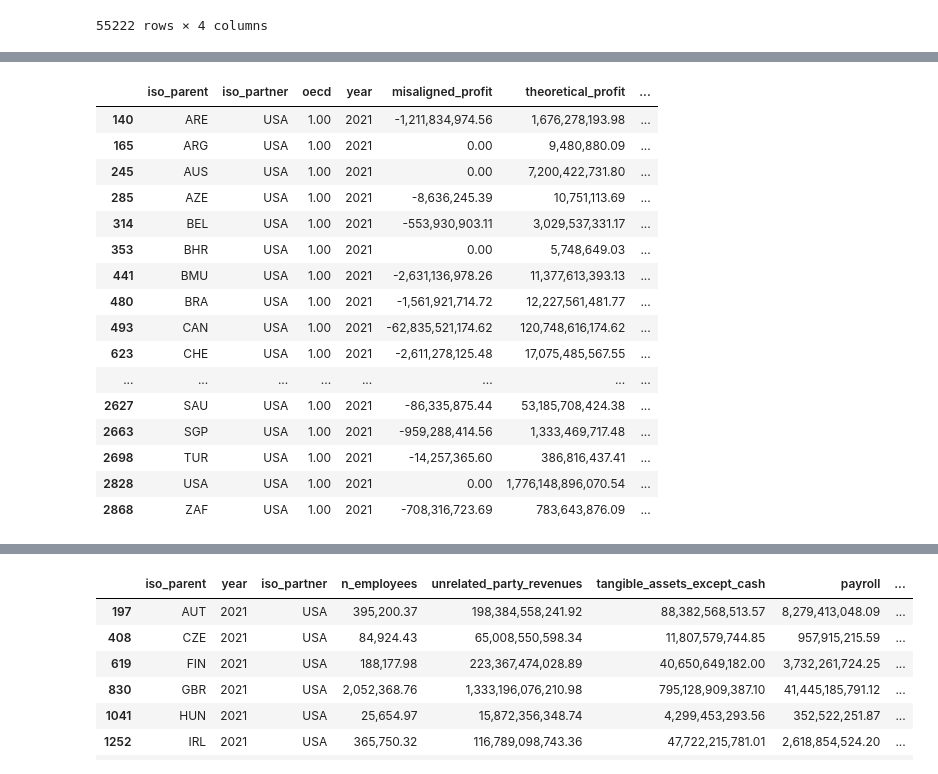
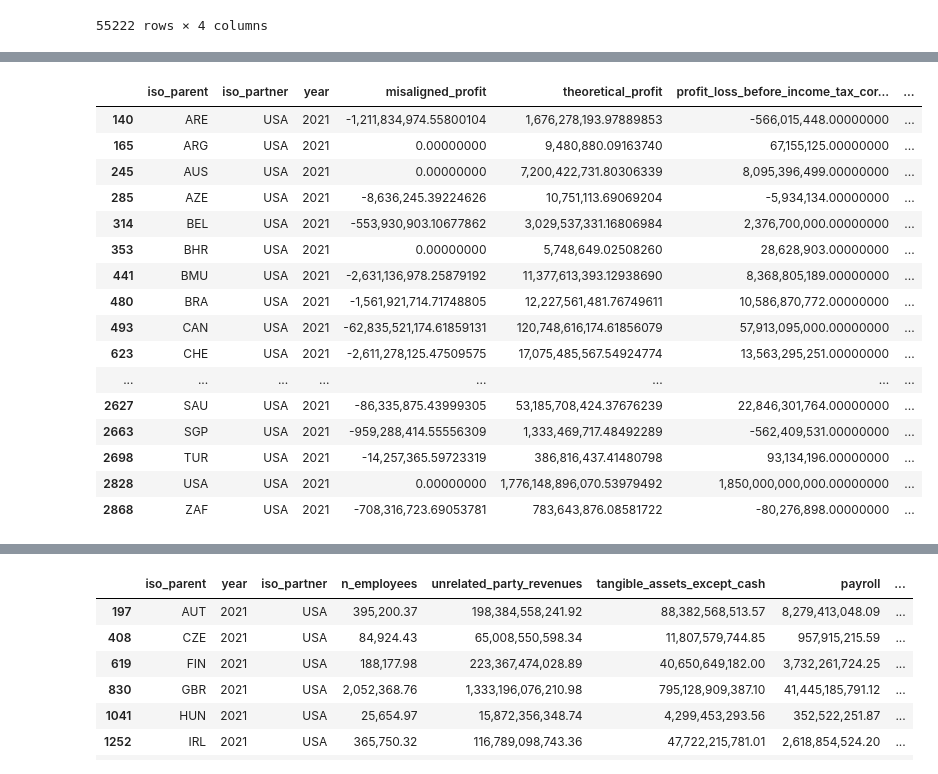
Before and after one commit to Tax-Justice-Network/unitary-taxation, a Jupyter notebook: src/3.6_estimate_profit_shifting_2021.ipynb, the cells around one changed output, grey strips where cells are left out. Drawn from its saved outputs; the diff is of its cells as text; code cells hidden in the pictures.

```diff
--- a/src/3.7_estimate_profit_shifting_mario_2021_robustness_check.ipynb
+++ b/src/3.6_estimate_profit_shifting_2021.ipynb
@@ -60,7 +60,12 @@ from config import *
 
 # Show columns and select data format
 pd.set_option('display.max_columns', None)
-pd.options.display.float_format = '{:,.2f}'.format
+#pd.set_option('display.max_rows', None)
+# Reset display.max_rows to default
+pd.reset_option('display.max_rows')
+
+
+pd.options.display.float_format = '{:,.8f}'.format
 # %% [output]
 [TJN TOOLS: Data processing] Module loaded.
 [TJN TOOLS: Other functions] Module loaded.
@@ -387,46 +355,36 @@ The order of the formula is as follow:
 # %%
 misalignment_2021 = cbcr_sample[cbcr_sample['year'] == 2021].copy()
 
-# Merge cit_sample_2016 with misalignment_2021
-misalignment_2021 = misalignment_2021.merge(cit_sample_2016, on='iso_partner', how='left')
-
-# Keep iso_partner, cit and cit_2016
-comparison_cits = misalignment_2021[['iso_partner', 'cit', 'oecd', 'cit_2016']]
-
-# Drop column cit
-misalignment_2021 = misalignment_2021.drop(columns=['cit'])
-# Rename cit_2016 as cit
-misalignment_2021 = misalignment_2021.rename(columns={'cit_2016': 'cit'})
-
+# Calculate the misalignment for 2021
 misalignment_2021 = calculate_misalignment(misalignment_2021, etr_max=0.15, weights=[1/2, 0, 0, 1/2, 0, 0, 0, 0])
 
 # Keep only the first occurrence of these unique variables for each 'iso_partner'
 unique_columns = misalignment_2021.drop_duplicates(subset=['iso_partner'])[['iso_partner', 'partner_jurisdiction',
                                                                                'etr_average_corrected', 'cit',
                                                                                'tax_revenue_current_usd',
                                                                                'gvt_health_expenditure', 'region_tjn',
                                                                                'ukt', 'oecd', 'oecd_oct', 'nld_oct']]
 
 # Keep iso_parent, iso_partner, year, misaligned_profit, theoretical_profit, profit_loss_before_income_tax_corrected, 'n_employees', "unrelated_party_revenues", "tangible_assets_except_cash", "payroll",'stated_capital', 'total_revenues', 'related_party_revenues', and 'holding_or_managing_ip'
-misalignment_2021 = misalignment_2021[['iso_parent', 'iso_partner', 'oecd', 'year', 'misaligned_profit', 'theoretical_profit', 'profit_loss_before_income_tax_corrected', 'n_employees', "unrelated_party_revenues", "tangible_assets_except_cash", "payroll",'stated_capital', 'total_revenues', 'related_party_revenues', 'holding_or_managing_ip']]
+misalignment_2021 = misalignment_2021[['iso_parent', 'iso_partner', 'year', 'misaligned_profit', 'theoretical_profit', 'profit_loss_before_income_tax_corrected', 'n_employees', "unrelated_party_revenues", "tangible_assets_except_cash", "payroll",'stated_capital', 'total_revenues', 'related_party_revenues', 'holding_or_managing_ip']]
 
 # Show if iso_partner = USA
 misalignment_2021[misalignment_2021['iso_partner'] == 'USA']
 # %% [output]
-|  | iso_parent | iso_partner | oecd | year | misaligned_profit | theoretical_profit | ... |
-| 140 | ARE | USA | 1.00 | 2021 | -1,211,834,974.56 | 1,676,278,193.98 | ... |
-| 165 | ARG | USA | 1.00 | 2021 | 0.00 | 9,480,880.09 | ... |
-| 245 | AUS | USA | 1.00 | 2021 | 0.00 | 7,200,422,731.80 | ... |
-| 285 | AZE | USA | 1.00 | 2021 | -8,636,245.39 | 10,751,113.69 | ... |
-| 314 | BEL | USA | 1.00 | 2021 | -553,930,903.11 | 3,029,537,331.17 | ... |
-| 353 | BHR | USA | 1.00 | 2021 | 0.00 | 5,748,649.03 | ... |
-| 441 | BMU | USA | 1.00 | 2021 | -2,631,136,978.26 | 11,377,613,393.13 | ... |
-| 480 | BRA | USA | 1.00 | 2021 | -1,561,921,714.72 | 12,227,561,481.77 | ... |
-| 493 | CAN | USA | 1.00 | 2021 | -62,835,521,174.62 | 120,748,616,174.62 | ... |
-| 623 | CHE | USA | 1.00 | 2021 | -2,611,278,125.48 | 17,075,485,567.55 | ... |
+|  | iso_parent | iso_partner | year | misaligned_profit | theoretical_profit | profit_loss_before_income_tax_cor... | ... |
+| 140 | ARE | USA | 2021 | -1,211,834,974.55800104 | 1,676,278,193.97889853 | -566,015,448.00000000 | ... |
+| 165 | ARG | USA | 2021 | 0.00000000 | 9,480,880.09163740 | 67,155,125.00000000 | ... |
+| 245 | AUS | USA | 2021 | 0.00000000 | 7,200,422,731.80306339 | 8,095,396,499.00000000 | ... |
+| 285 | AZE | USA | 2021 | -8,636,245.39224626 | 10,751,113.69069204 | -5,934,134.00000000 | ... |
+| 314 | BEL | USA | 2021 | -553,930,903.10677862 | 3,029,537,331.16806984 | 2,376,700,000.00000000 | ... |
+| 353 | BHR | USA | 2021 | 0.00000000 | 5,748,649.02508260 | 28,628,903.00000000 | ... |
+| 441 | BMU | USA | 2021 | -2,631,136,978.25879192 | 11,377,613,393.12938690 | 8,368,805,189.00000000 | ... |
+| 480 | BRA | USA | 2021 | -1,561,921,714.71748805 | 12,227,561,481.76749611 | 10,586,870,772.00000000 | ... |
+| 493 | CAN | USA | 2021 | -62,835,521,174.61859131 | 120,748,616,174.61856079 | 57,913,095,000.00000000 | ... |
+| 623 | CHE | USA | 2021 | -2,611,278,125.47509575 | 17,075,485,567.54924774 | 13,563,295,251.00000000 | ... |
 | ... | ... | ... | ... | ... | ... | ... | ... |
-| 2627 | SAU | USA | 1.00 | 2021 | -86,335,875.44 | 53,185,708,424.38 | ... |
-| 2663 | SGP | USA | 1.00 | 2021 | -959,288,414.56 | 1,333,469,717.48 | ... |
-| 2698 | TUR | USA | 1.00 | 2021 | -14,257,365.60 | 386,816,437.41 | ... |
-| 2828 | USA | USA | 1.00 | 2021 | 0.00 | 1,776,148,896,070.54 | ... |
-| 2868 | ZAF | USA | 1.00 | 2021 | -708,316,723.69 | 783,643,876.09 | ... |
+| 2627 | SAU | USA | 2021 | -86,335,875.43999305 | 53,185,708,424.37676239 | 22,846,301,764.00000000 | ... |
+| 2663 | SGP | USA | 2021 | -959,288,414.55556309 | 1,333,469,717.48492289 | -562,409,531.00000000 | ... |
+| 2698 | TUR | USA | 2021 | -14,257,365.59723319 | 386,816,437.41480798 | 93,134,196.00000000 | ... |
+| 2828 | USA | USA | 2021 | 0.00000000 | 1,776,148,896,070.53979492 | 1,850,000,000,000.00000000 | ... |
+| 2868 | ZAF | USA | 2021 | -708,316,723.69053781 | 783,643,876.08581722 | -80,276,898.00000000 | ... |
```
Also changed, not shown: parts of 29 cells of this notebook, 37 other files.
